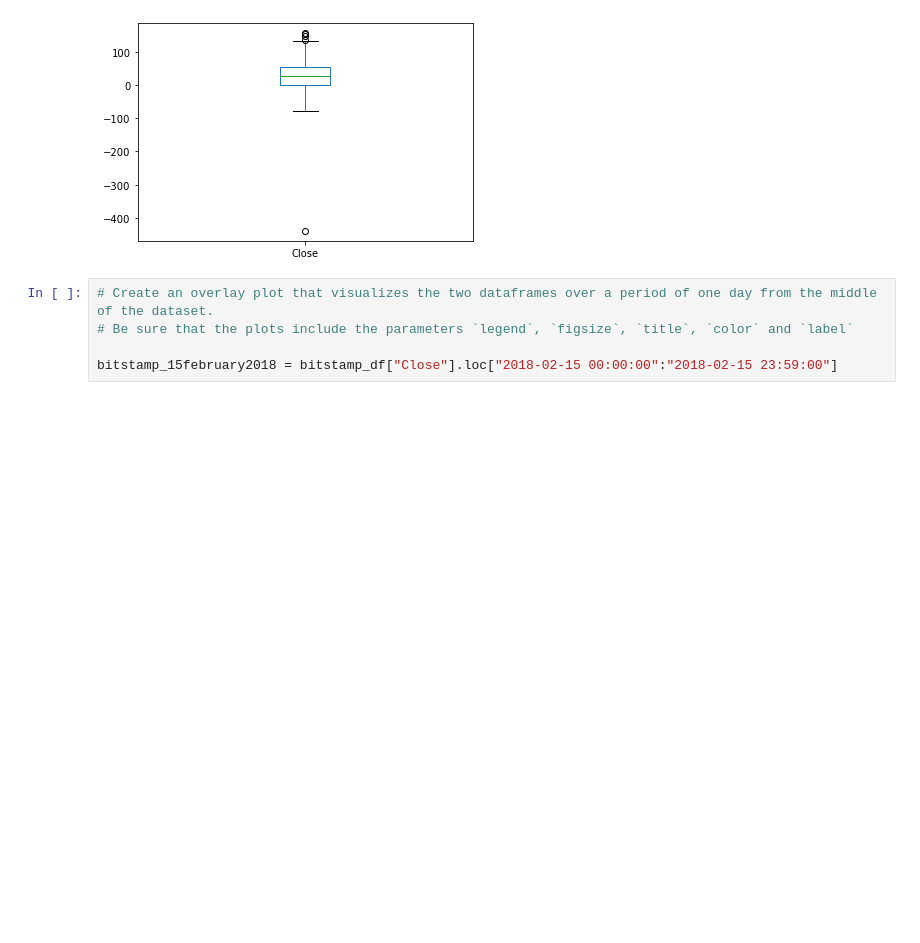
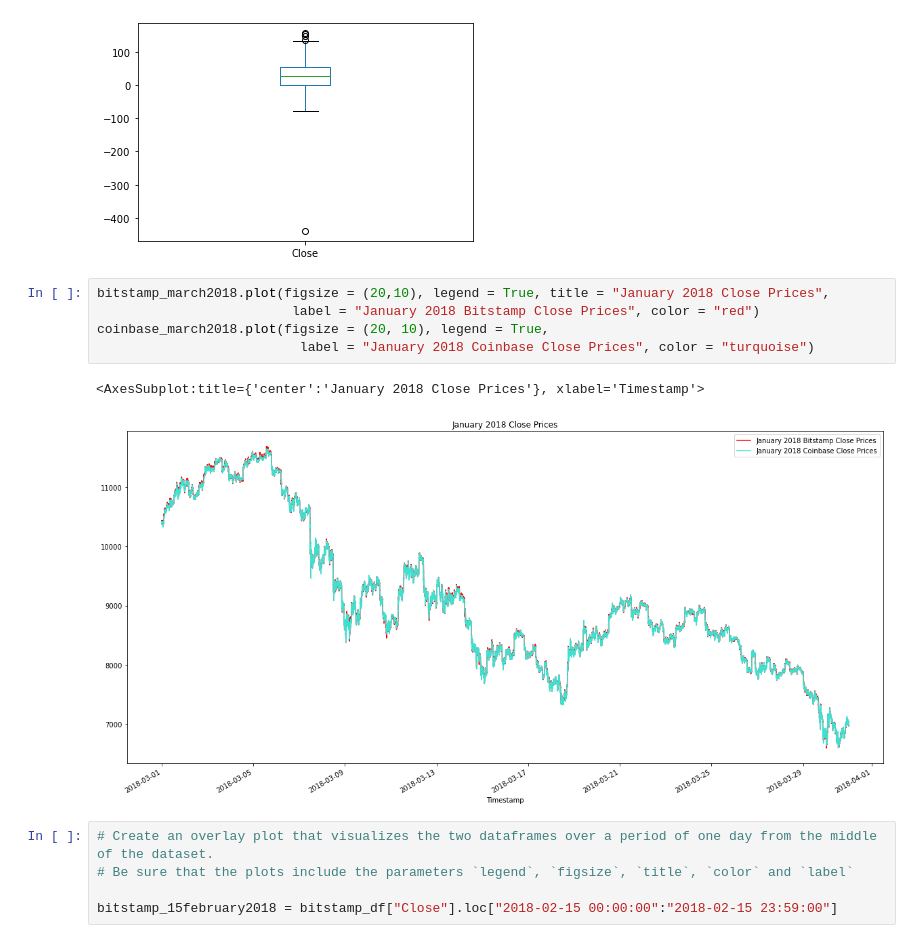
Before and after one commit to aaron-elliott/Challenge_3, a Jupyter notebook: crypto_arbitrage.ipynb, the cells around one changed output. Cells and saved outputs as stored; diff of their text form; blank space fills up the shorter version.

```diff
--- a/crypto_arbitrage.ipynb
+++ b/crypto_arbitrage.ipynb
@@ -378,6 +378,14 @@ arbitrage_spread_early.plot.box()
 # %% [output]
 <AxesSubplot:>
 [figure]
+# %%
+bitstamp_march2018.plot(figsize = (20,10), legend = True, title = "January 2018 Close Prices",
+                         label = "January 2018 Bitstamp Close Prices", color = "red")
+coinbase_march2018.plot(figsize = (20, 10), legend = True,
+                          label = "January 2018 Coinbase Close Prices", color = "turquoise")
+# %% [output]
+<AxesSubplot:title={'center':'January 2018 Close Prices'}, xlabel='Timestamp'>
+[figure, added]
 # %%
 # Create an overlay plot that visualizes the two dataframes over a period of one day from the middle of the dataset.
 # Be sure that the plots include the parameters `legend`, `figsize`, `title`, `color` and `label`
```
Also changed, not shown: parts of 31 cells of this notebook.
